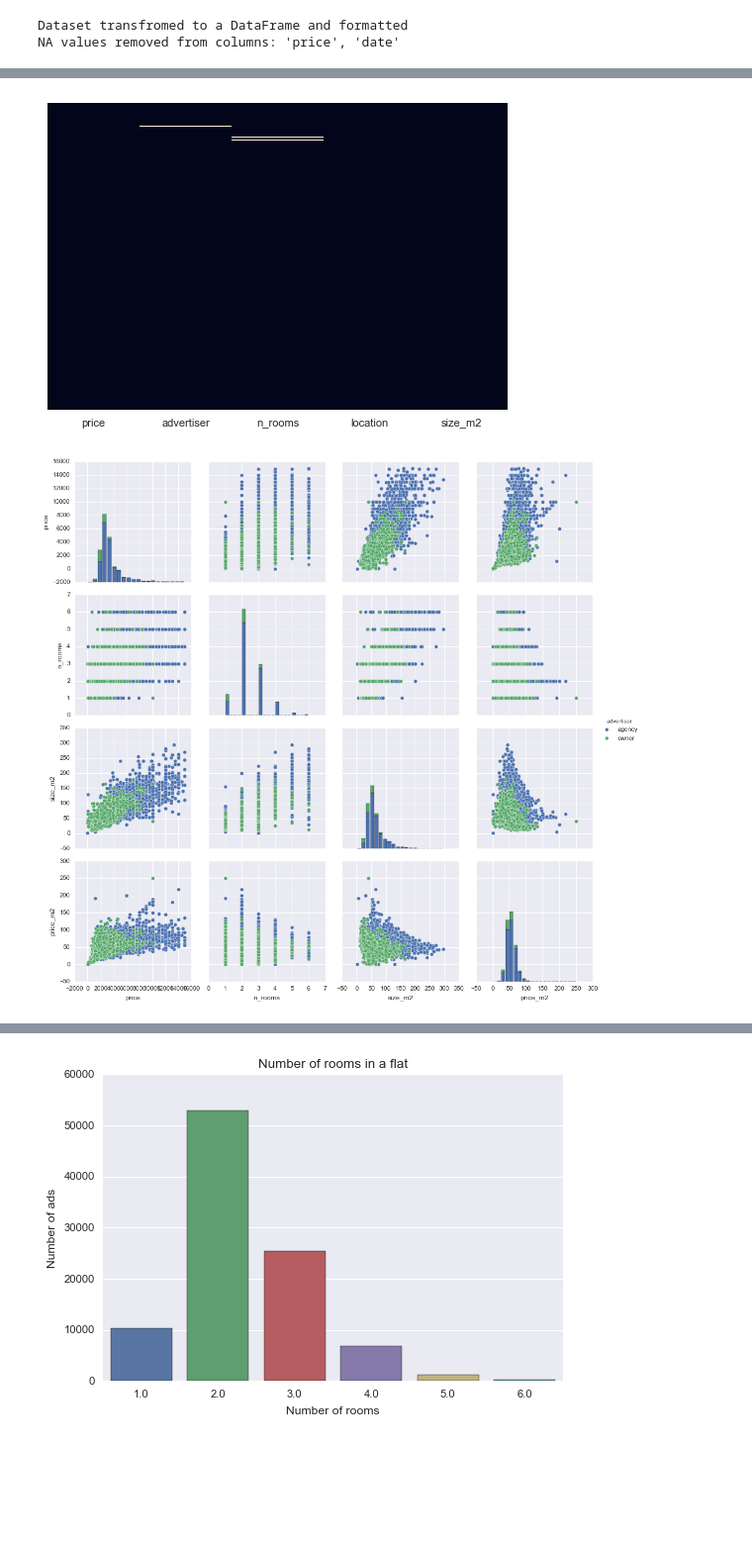
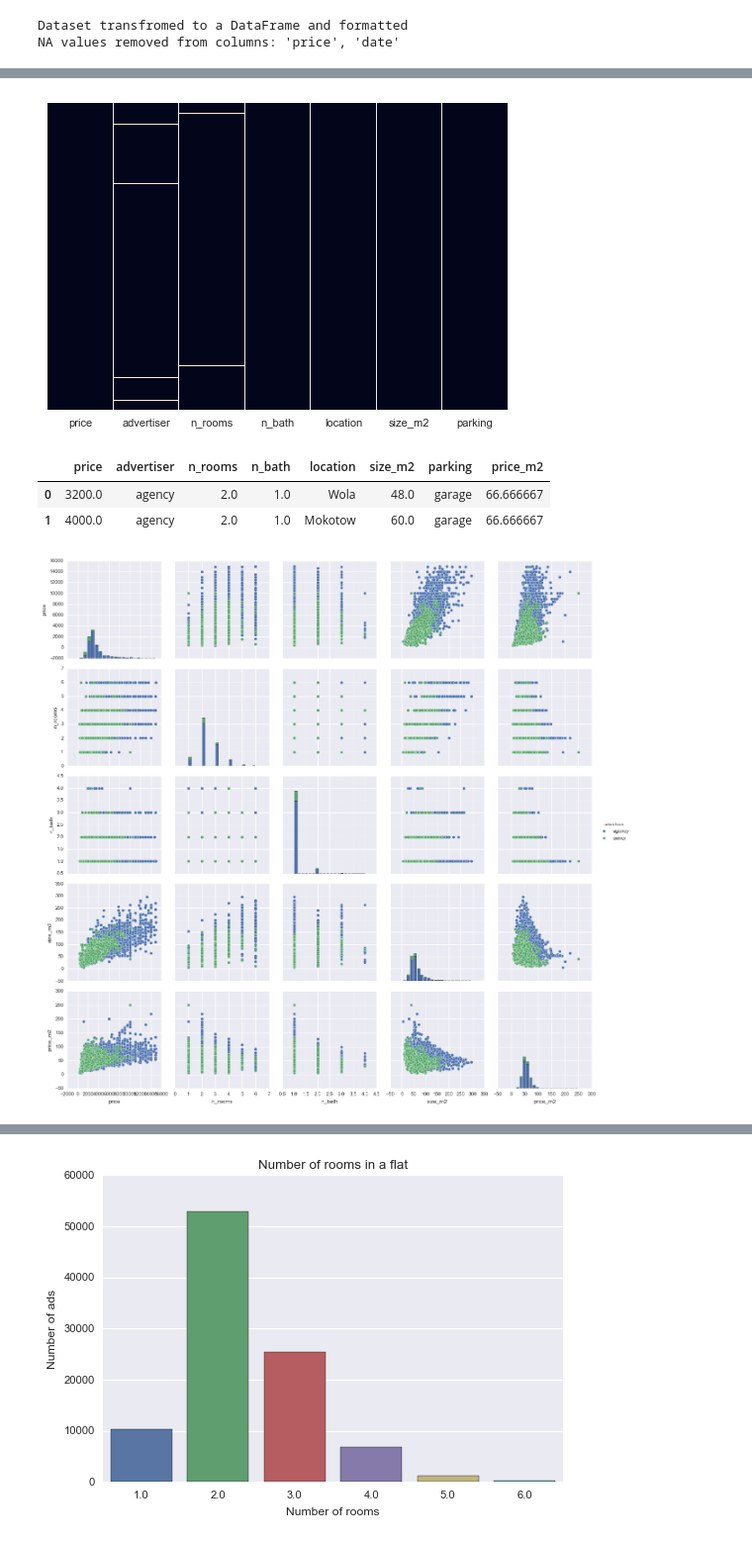
Before and after one commit to dan-was/gumtree, a Jupyter notebook: Gumtree Ads Analysis.ipynb, the cells around one changed output, grey strips where cells are left out. Shown: that part at 99% size. Saved outputs shown, nothing was run; the diff lists cells and outputs as text; code cells hidden in the pictures; blank space fills up the shorter version.

```diff
--- a/Gumtree Ads Analysis.ipynb
+++ b/Gumtree Ads Analysis.ipynb
@@ -79,18 +83,27 @@ plt.show()
 # %%
-cols = ['price','advertiser','n_rooms','location','size_m2']
+values = {'n_bath': 1.0, 'parking': 'no'}
+dataset = dataset.fillna(value=values)
+
+cols = ['price','advertiser','n_rooms','n_bath','location','size_m2','parking']
 dataset = dataset[cols]
 sns.heatmap(dataset.isnull(),cbar=False,yticklabels=False)
 plt.show()
 # %% [output]
-[figure, old version]
+[figure, new version]
 # %%
 dataset.dropna(inplace=True)
 # %%
 dataset['price_m2'] = dataset['price']/dataset['size_m2']
 # %%
 dataset = dataset[dataset['price_m2']<450.0]
+# %%
+dataset.head(2)
+# %% [output]
+|  | price | advertiser | n_rooms | n_bath | location | size_m2 | parking | price_m2 |
+| 0 | 3200.0 | agency | 2.0 | 1.0 | Wola | 48.0 | garage | 66.666667 |
+| 1 | 4000.0 | agency | 2.0 | 1.0 | Mokotow | 60.0 | garage | 66.666667 |
 # %%
 sns.pairplot(dataset,hue='advertiser', diag_kws=dict(bins=20))
 plt.show()
 # %% [output]
-[figure, old version]
+[figure, new version]
```
Also changed, not shown: parts of 47 cells of this notebook, 3 other files.
